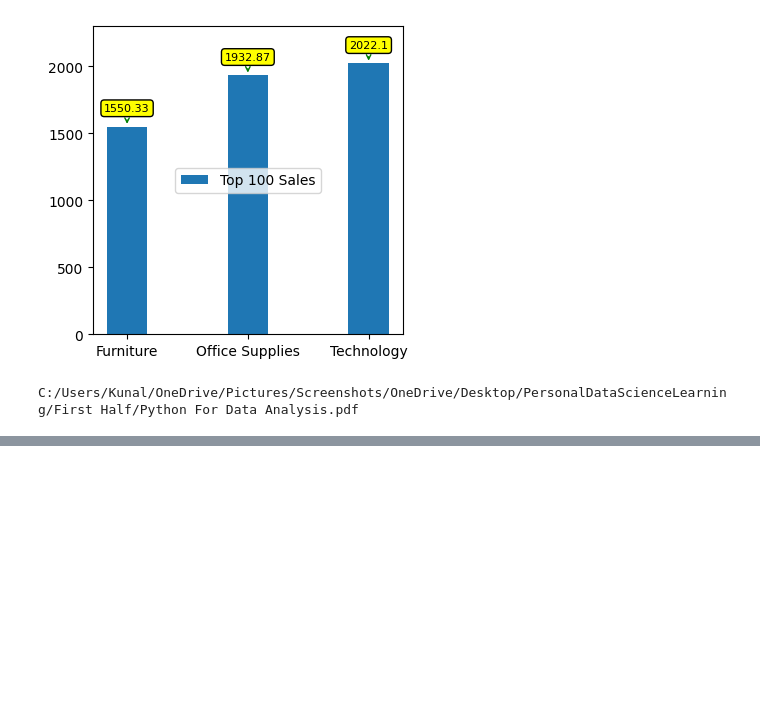
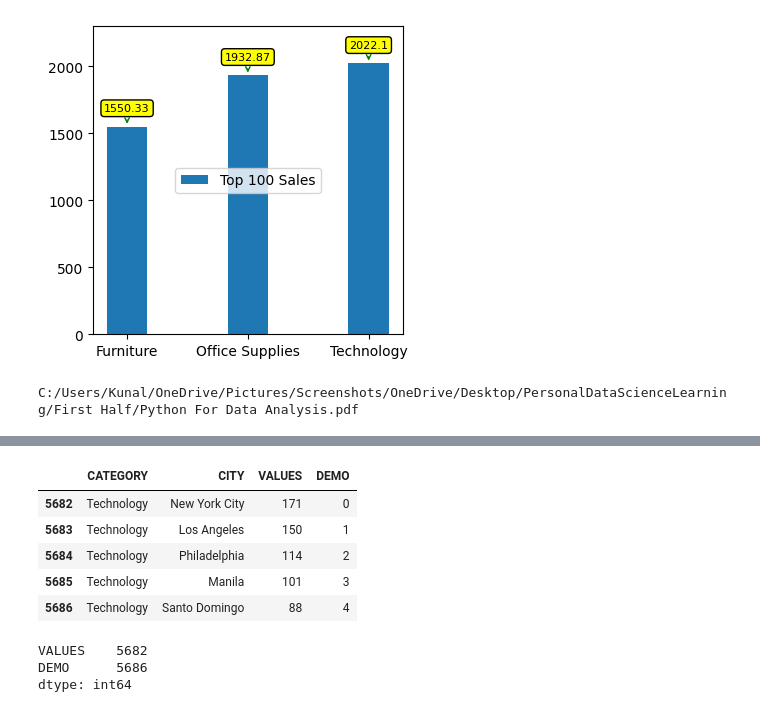
Before and after one commit to kunalmeon/Data-Analysis-Examples, a Jupyter notebook: SuperStoreData.ipynb, the cells around one changed output, grey strips where cells are left out. Saved outputs shown, nothing was run; the diff lists cells and outputs as text; code cells hidden in the pictures; blank space fills up the shorter version.

```diff
--- a/SuperStoreData.ipynb
+++ b/SuperStoreData.ipynb
@@ -2665,0 +2745,20 @@ myplot.show()
+# %%
+singleGroup.reset_index(drop=True)
+
+
+singleGroup["DEMO"]=list(range(len(singleGroup["CITY"])))
+singleGroup[:5]
+# %% [output]
+|  | CATEGORY | CITY | VALUES | DEMO |
+| 5682 | Technology | New York City | 171 | 0 |
+| 5683 | Technology | Los Angeles | 150 | 1 |
+| 5684 | Technology | Philadelphia | 114 | 2 |
+| 5685 | Technology | Manila | 101 | 3 |
+| 5686 | Technology | Santo Domingo | 88 | 4 |
+# %%
+row_wise=singleGroup[["VALUES","DEMO"]][:5].idxmax(axis=0)
+print(row_wise)
+# %% [output]
+VALUES    5682
+DEMO      5686
+dtype: int64
```
Also changed, not shown: parts of 35 cells of this notebook.
